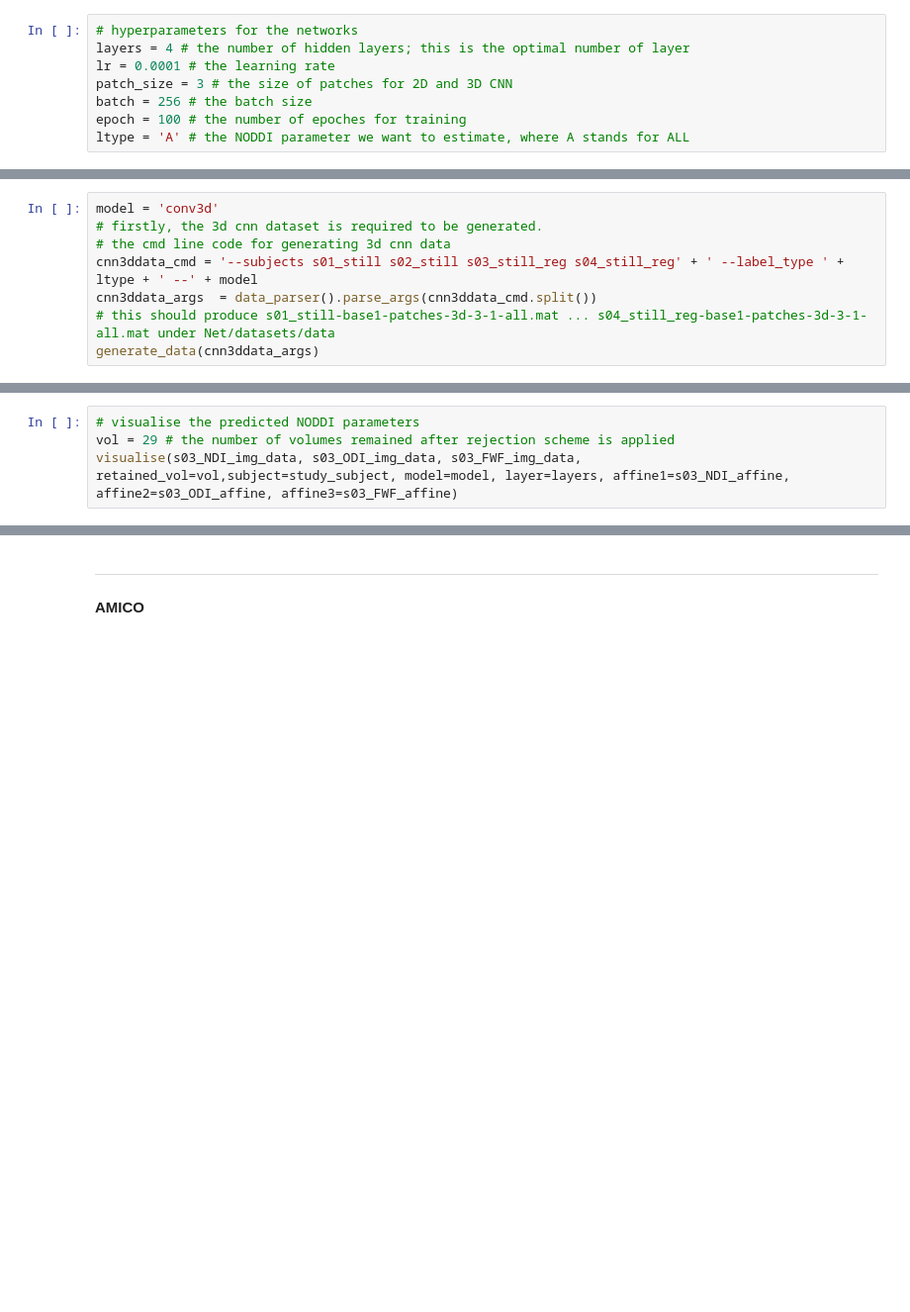
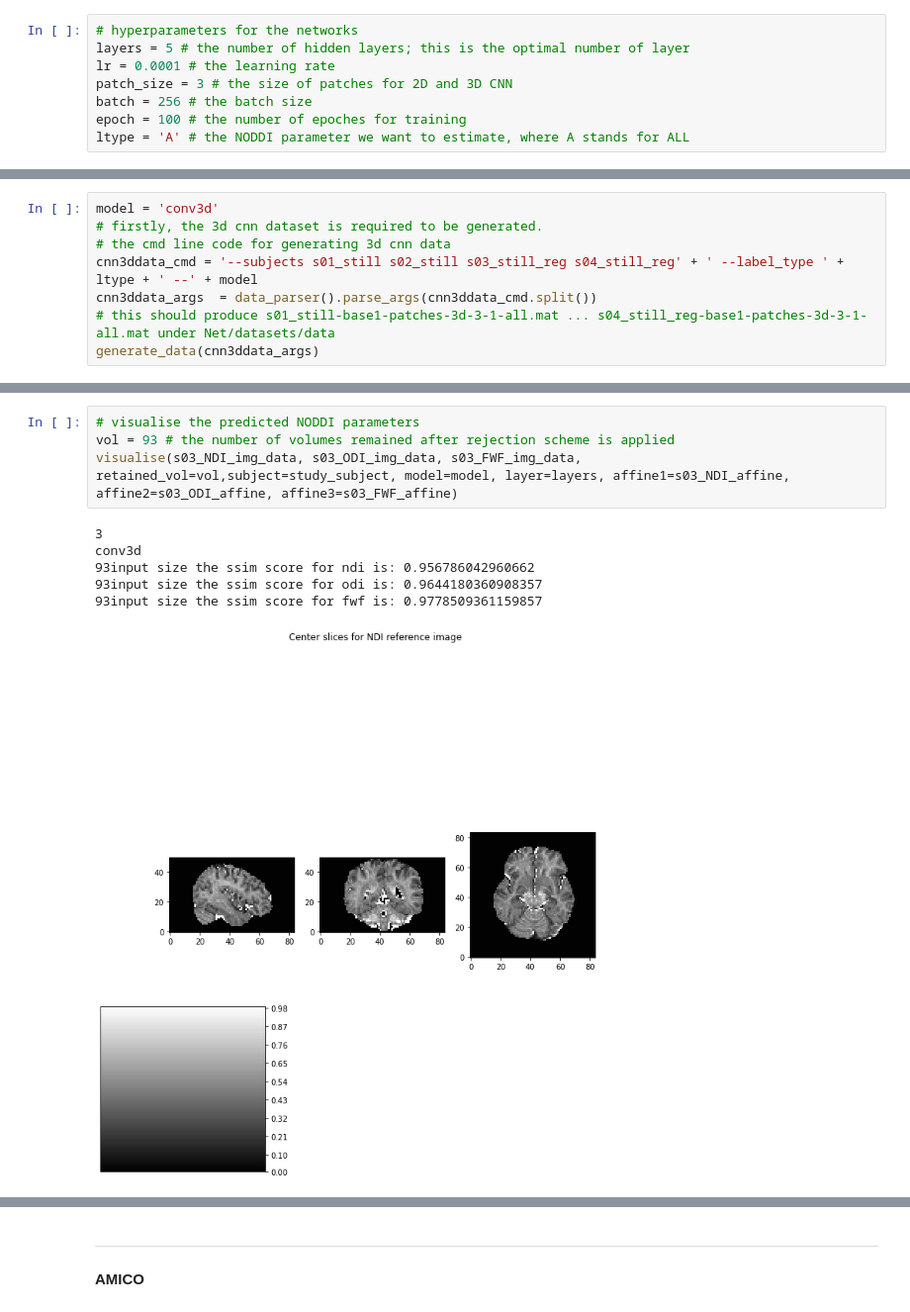
Before and after one commit to Victorvv-1024/IndividualProject, a Jupyter notebook: MedICSS2021_/Net/experiment_2.ipynb, the cells around one changed output, grey strips where cells are left out. Shown at 99% size. Cells and saved outputs as stored; diff of their text form; blank space fills up the shorter version.

```diff
--- a/MedICSS2021_/Net/experiment_2.ipynb
+++ b/MedICSS2021_/Net/experiment_2.ipynb
@@ -364,7 +364,7 @@ Now, we will use the rejection scheme we have, to fetch the training data for tr
 Firstly, we will define the hyperparameters that will be used for all proposed networks
 # %%
 # hyperparameters for the networks
-layers = 4 # the number of hidden layers; this is the optimal number of layer
+layers = 5 # the number of hidden layers; this is the optimal number of layer
 lr = 0.0001 # the learning rate
 patch_size = 3 # the size of patches for 2D and 3D CNN
 batch = 256 # the batch size
@@ -503,4 +556,11 @@ test_model(cnn3dtest_args)
 # %%
 # visualise the predicted NODDI parameters
-vol = 29 # the number of volumes remained after rejection scheme is applied
+vol = 93 # the number of volumes remained after rejection scheme is applied
 visualise(s03_NDI_img_data, s03_ODI_img_data, s03_FWF_img_data, retained_vol=vol,subject=study_subject, model=model, layer=layers, affine1=s03_NDI_affine, affine2=s03_ODI_affine, affine3=s03_FWF_affine)
+# %% [output]
+3
+conv3d
+93input size the ssim score for ndi is: 0.956786042960662
+93input size the ssim score for odi is: 0.9644180360908357
+93input size the ssim score for fwf is: 0.9778509361159857
+[figure, added]
```
Also changed, not shown: parts of 11 cells of this notebook, 10 other files.
